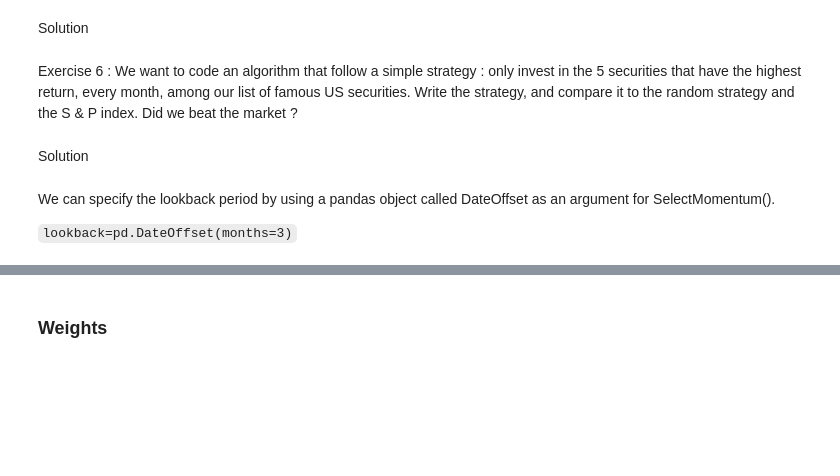
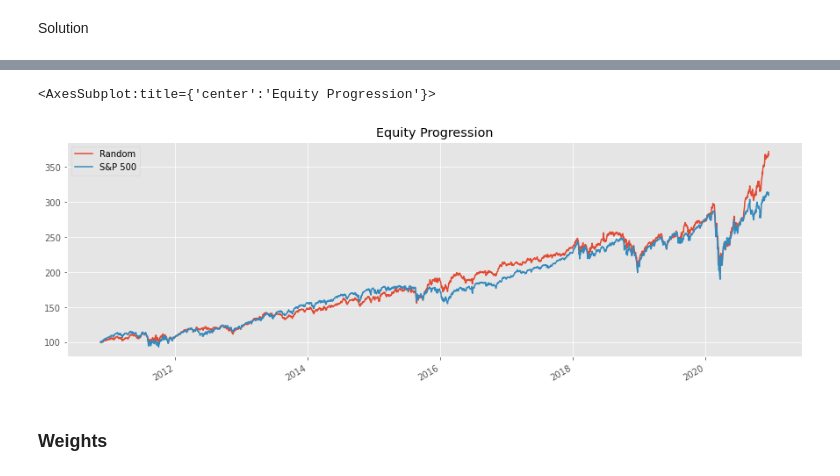
Before and after one commit to nicolasmauhe/computational_finance, a Jupyter notebook: course.ipynb, the cells around one changed output, grey strips where cells are left out. Drawn from its saved outputs; the diff is of its cells as text; code cells hidden in the pictures; blank space fills up the shorter version.

```diff
--- a/course.ipynb
+++ b/course.ipynb
@@ -295,14 +487,13 @@ Exercise 5 :
 2. Compare this strategy to the S & P Index (run both of them at the same time).
 # %% [markdown]
 Solution
-# %% [markdown]
-Exercise 6 :
-We want to code an algorithm that follow a simple strategy : only invest in the 5 securities that have the highest return, every month, among our list of famous US securities. Write the strategy, and compare it to the random strategy and the S & P index. Did we beat the market ?
-# %% [markdown]
-Solution
-# %% [markdown]
-We can specify the lookback period by using a pandas object called DateOffset as an argument for SelectMomentum().
-
-``
-lookback=pd.DateOffset(months=3)
-``
+# %%
+s_random = bt.Strategy('Random',
+                       [bt.algos.RunMonthly(),
+                       bt.algos.SelectRandomly(10),
+                       bt.algos.WeighEqually(),
+                       bt.algos.Rebalance()])
+b_random = bt.Backtest(s_random, data)
+result = bt.run( b_random, b_sp_500)
+result.plot()
+# %% [output]
@@ -309,3 +502,5 @@ lookback=pd.DateOffset(months=3)
+<AxesSubplot:title={'center':'Equity Progression'}>
+[figure, added]
 # %% [markdown]
 ### Weights
 # %% [markdown]
```
Also changed, not shown: parts of 94 cells of this notebook, 3 other files.
